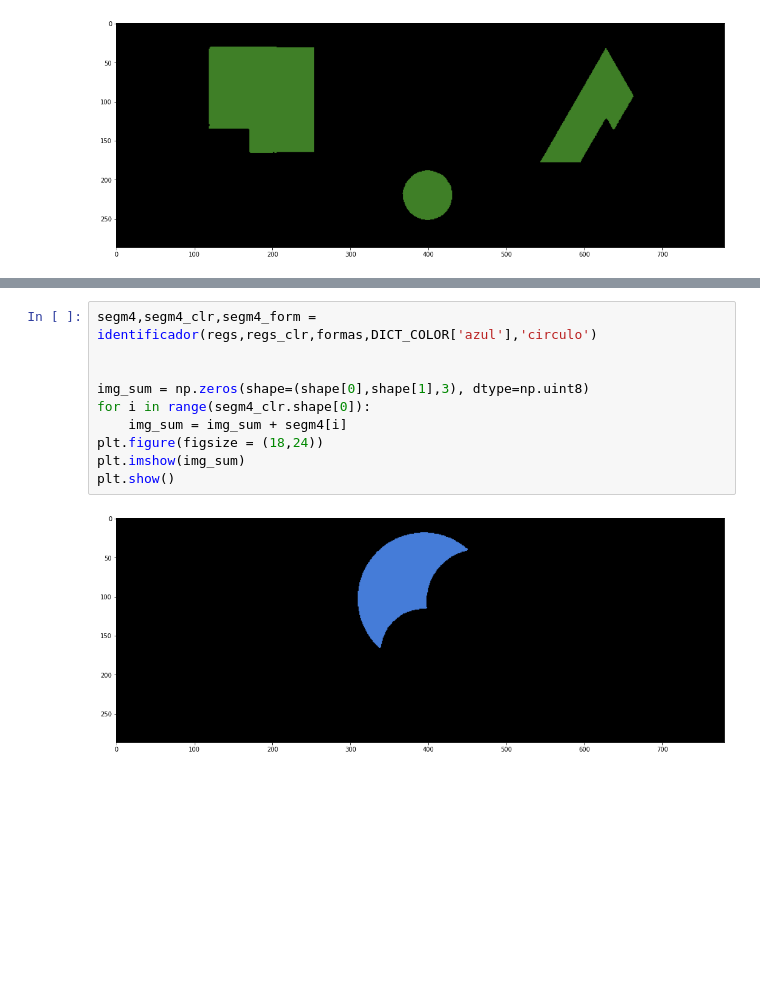
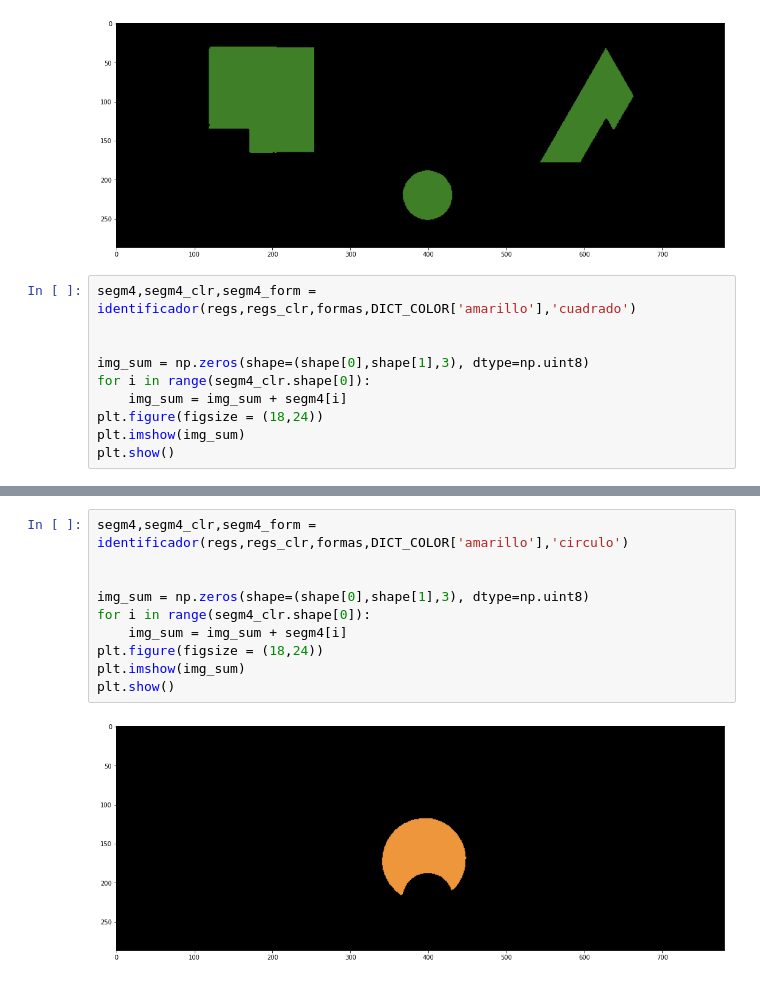
Before and after one commit to ChristopherMoralesA/Tarea-2-Vision, a Jupyter notebook: Notebook-tarea-2.ipynb, the cells around one changed output, grey strips where cells are left out. Cells and saved outputs as stored; diff of their text form; blank space fills up the shorter version.

```diff
--- a/Notebook-tarea-2.ipynb
+++ b/Notebook-tarea-2.ipynb
@@ -297,3 +330,13 @@ plt.imshow(img_sum)
 plt.show()
 # %% [output]
 [figure]
+# %%
+segm4,segm4_clr,segm4_form = identificador(regs,regs_clr,formas,DICT_COLOR['amarillo'],'cuadrado')
+
+
+img_sum = np.zeros(shape=(shape[0],shape[1],3), dtype=np.uint8)
+for i in range(segm4_clr.shape[0]):
+    img_sum = img_sum + segm4[i]
+plt.figure(figsize = (18,24))
+plt.imshow(img_sum)
+plt.show()
@@ -300,12 +345,12 @@ plt.show()
 # %%
-segm4,segm4_clr,segm4_form = identificador(regs,regs_clr,formas,DICT_COLOR['azul'],'circulo')
+segm4,segm4_clr,segm4_form = identificador(regs,regs_clr,formas,DICT_COLOR['amarillo'],'circulo')
 
 
 img_sum = np.zeros(shape=(shape[0],shape[1],3), dtype=np.uint8)
 for i in range(segm4_clr.shape[0]):
     img_sum = img_sum + segm4[i]
 plt.figure(figsize = (18,24))
 plt.imshow(img_sum)
 plt.show()
 # %% [output]
-[figure, old version]
+[figure, new version]
```
Also changed, not shown: parts of 10 cells of this notebook, 4 other files.
